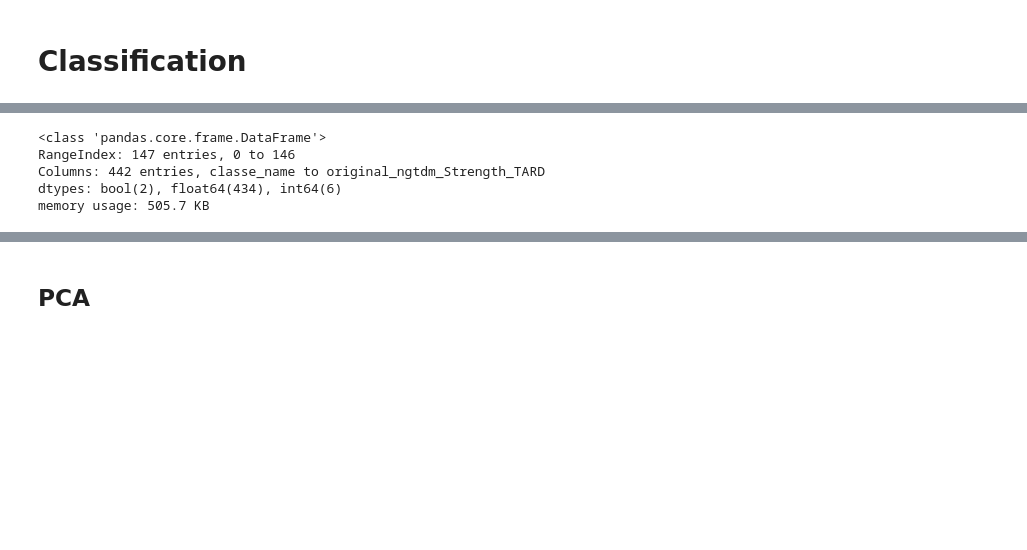
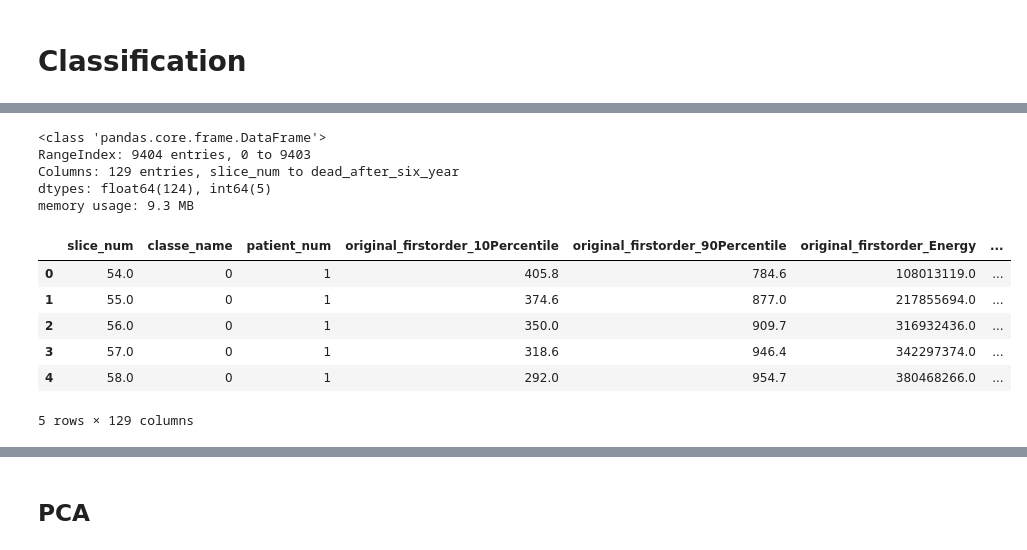
Before and after one commit to V1ncenttt/liver-cancer-survival-analysis, a Jupyter notebook: Classification_survival.ipynb, the cells around one changed output, grey strips where cells are left out. Cells and saved outputs as stored; diff of their text form; code cells hidden in the pictures; blank space fills up the shorter version.

```diff
--- a/Classification_survival.ipynb
+++ b/Classification_survival.ipynb
@@ -41,13 +65,25 @@ df_radiomics.head()
 # %%
-data_n = df_radiomics.select_dtypes(include=['float64','int64','bool'])
-data_del = df_radiomics.select_dtypes(include=['datetime64','object'])
-#data = data_n.T.drop_duplicates().T
+data_init= pd.merge(init_df_radiomics_multislices, df_patient, on=['classe_name','patient_num'], how='left')
+data_n = data_init.select_dtypes(include=['float64','int64'])
+data_del = data_init.select_dtypes(include=['datetime64','object'])
+#data = init_df_radiomics.select_dtypes(include=['number'])
+data = data_n.T.drop_duplicates().T
 data = data_n.dropna(axis=1, how='all')
 data.info()
 # %% [output]
 <class 'pandas.core.frame.DataFrame'>
-RangeIndex: 147 entries, 0 to 146
-Columns: 442 entries, classe_name to original_ngtdm_Strength_TARD
-dtypes: bool(2), float64(434), int64(6)
-memory usage: 505.7 KB
+RangeIndex: 9404 entries, 0 to 9403
+Columns: 129 entries, slice_num to dead_after_six_year
+dtypes: float64(124), int64(5)
+memory usage: 9.3 MB
+# %%
+data.head()
+# %% [output]
+|  | slice_num | classe_name | patient_num | original_firstorder_10Percentile | original_firstorder_90Percentile | original_firstorder_Energy | ... |
+| 0 | 54.0 | 0 | 1 | 405.8 | 784.6 | 108013119.0 | ... |
+| 1 | 55.0 | 0 | 1 | 374.6 | 877.0 | 217855694.0 | ... |
+| 2 | 56.0 | 0 | 1 | 350.0 | 909.7 | 316932436.0 | ... |
+| 3 | 57.0 | 0 | 1 | 318.6 | 946.4 | 342297374.0 | ... |
+| 4 | 58.0 | 0 | 1 | 292.0 | 954.7 | 380468266.0 | ... |
+5 rows × 129 columns
 # %%
```
Also changed, not shown: parts of 51 cells of this notebook, 2 other files.
